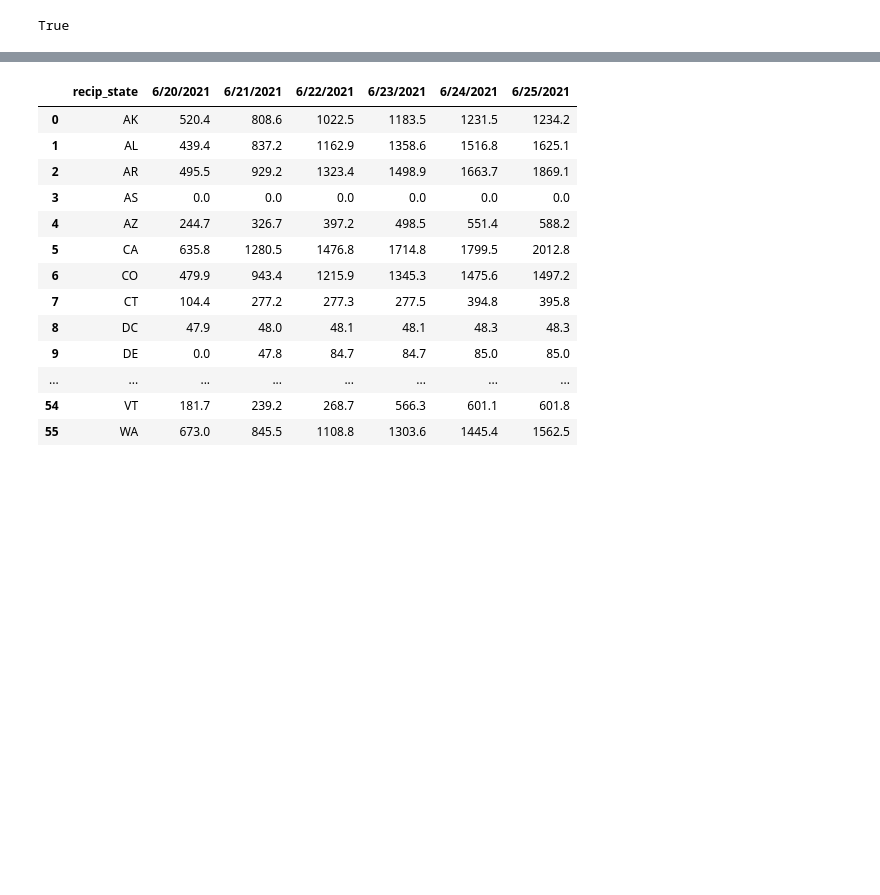
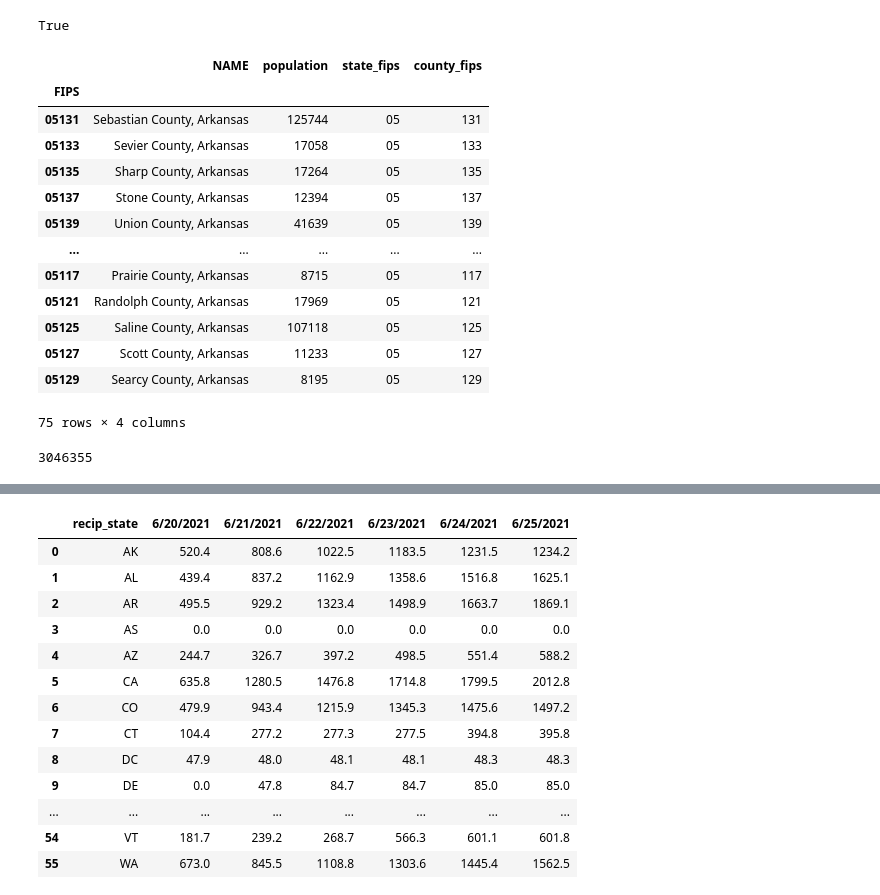
Before and after one commit to mcdomx/marks-covid-tracker, a Jupyter notebook: tracker/notebooks/tracker_notebook.ipynb, the cells around one changed output, grey strips where cells are left out. Cells and saved outputs as stored; diff of their text form; code cells hidden in the pictures; blank space fills up the shorter version.

```diff
--- a/tracker/notebooks/tracker_notebook.ipynb
+++ b/tracker/notebooks/tracker_notebook.ipynb
@@ -166,0 +169,21 @@ True
+# %%
+vd._population_df[vd._population_df.state_fips == '05']
+# %% [output]
+|  | NAME | population | state_fips | county_fips |
+| FIPS |  |  |  |  |
+| 05131 | Sebastian County, Arkansas | 125744 | 05 | 131 |
+| 05133 | Sevier County, Arkansas | 17058 | 05 | 133 |
+| 05135 | Sharp County, Arkansas | 17264 | 05 | 135 |
+| 05137 | Stone County, Arkansas | 12394 | 05 | 137 |
+| 05139 | Union County, Arkansas | 41639 | 05 | 139 |
+| ... | ... | ... | ... | ... |
+| 05117 | Prairie County, Arkansas | 8715 | 05 | 117 |
+| 05121 | Randolph County, Arkansas | 17969 | 05 | 121 |
+| 05125 | Saline County, Arkansas | 107118 | 05 | 125 |
+| 05127 | Scott County, Arkansas | 11233 | 05 | 127 |
+| 05129 | Searcy County, Arkansas | 8195 | 05 | 129 |
+75 rows × 4 columns
+# %%
+_get_state_population(vd, 'IA')
+# %% [output]
+3046355
```
Also changed, not shown: parts of 13 cells of this notebook, 19 other files.
